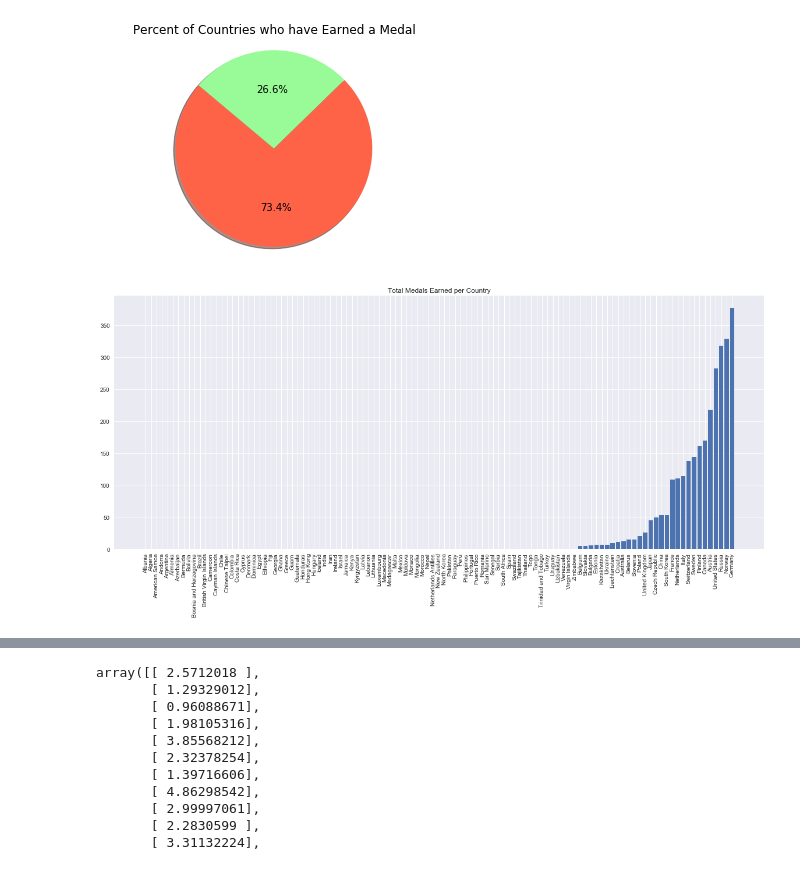
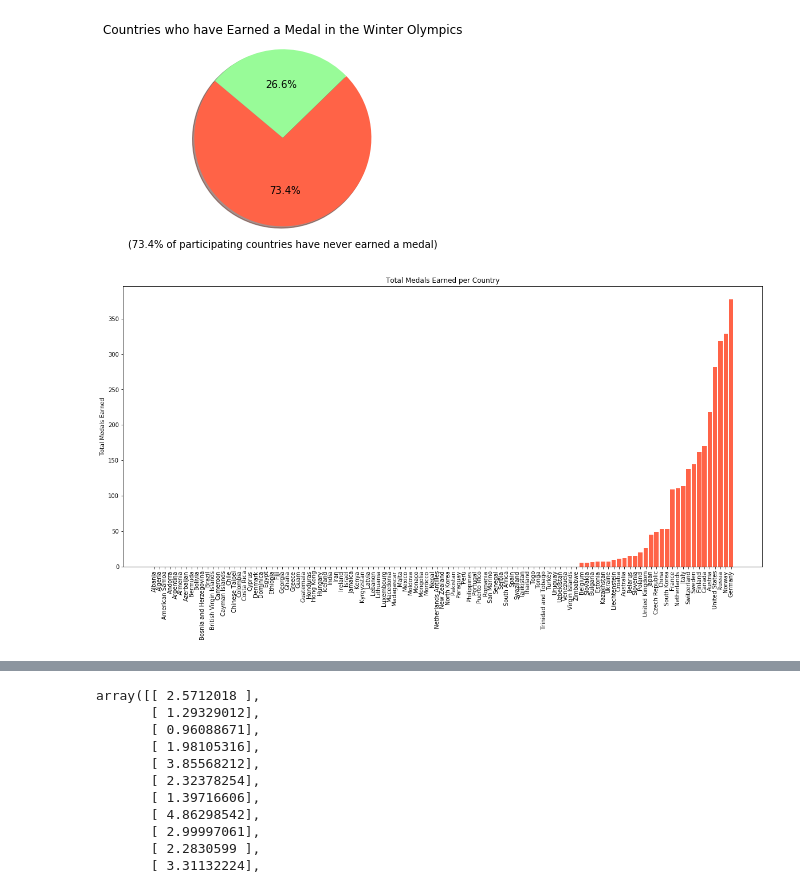
Before and after one commit to dianekvg/bootcamp-project1, a Jupyter notebook: Diane/success_indicators.ipynb, the cells around one changed output, grey strips where cells are left out. Drawn from its saved outputs; the diff is of its cells as text; code cells hidden in the pictures.

Commit message:
Corrected Graphs

```diff
--- a/Diane/success_indicators.ipynb
+++ b/Diane/success_indicators.ipynb
@@ -148,37 +148,36 @@ totalcountries = flags.get_value(0, "Count") + flags.get_value(1, "Count")
 flags["PercOfTot"] = round(flags["Count"]/totalcountries,2)
 # %%
 # winner/no wins pie chart
-plt.title("Percent of Countries who have Earned a Medal")
+plt.title("Countries who have Earned a Medal in the Winter Olympics")
 colors=["tomato","palegreen"]
 sizes = flags['Count'].values.tolist()
 plt.pie(sizes, colors=colors,
         autopct="%1.1f%%", shadow=True, startangle=140)
 plt.axis("equal")
+plt.gcf().subplots_adjust(bottom=0.20)
+plt.xlabel("(73.4% of participating countries have never earned a medal)")
 plt.savefig('PercentofMedalEarners.png')
 plt.show()
 # %% [output]
-[figure, old version]
+[figure, new version]
 # %%
 #create bar chart
 participation = participation.sort_values(['TotalMedals', 'Country'], ascending=[True, True])
-#participation = participation.sort_values('Country')
-#participation = participation.sort_values('TotalMedals')
-plt.figure(figsize=(20,8))
-#plt.style.use('seaborn')
-
+plt.figure(figsize=(20,10))
 totals = participation["TotalMedals"].tolist()
 countries = participation["Country"].tolist()
 x_axis = np.arange(len(totals))
-plt.bar(x_axis, align="edge", height = totals)
+plt.bar(x_axis, align="edge", height = totals, color="tomato")
 tick_locations = [value+0.4 for value in x_axis]
 plt.xticks(rotation=90)
 plt.xticks(tick_locations, countries)
+plt.gcf().subplots_adjust(bottom=0.20)
+plt.ylabel("Total Medals Earned")
 plt.title("Total Medals Earned per Country")
-#plt.savefig('BarChart.png')
 plt.savefig('TotalMedalsEarned.png')
 plt.show()
 # %% [output]
-[figure, old version]
+[figure, new version]
 # %%
 ##############Linear Regression: AVG Medals and AVG GDP##################
 # %%
```
Also changed, not shown: parts of 17 cells of this notebook, 4 other files.
